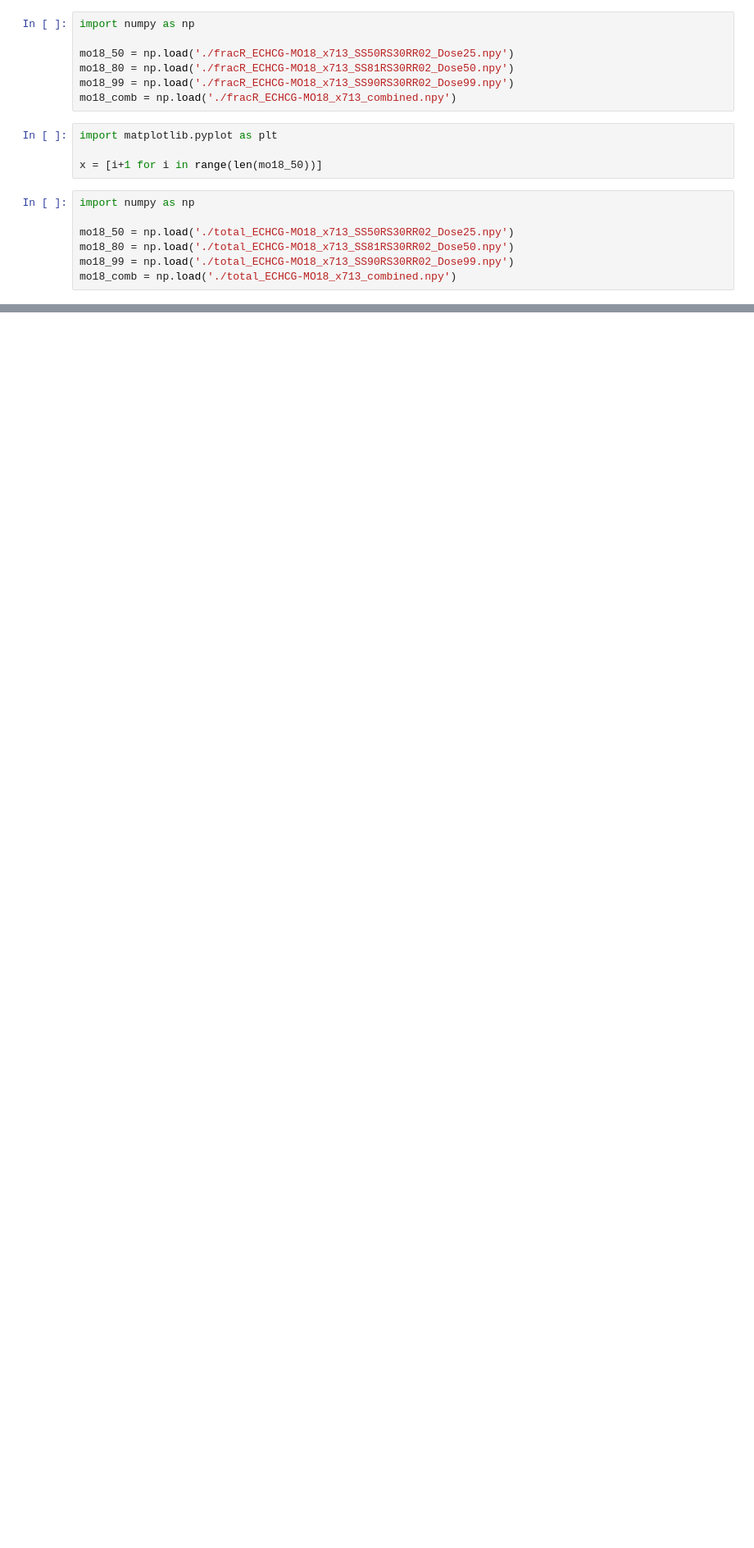
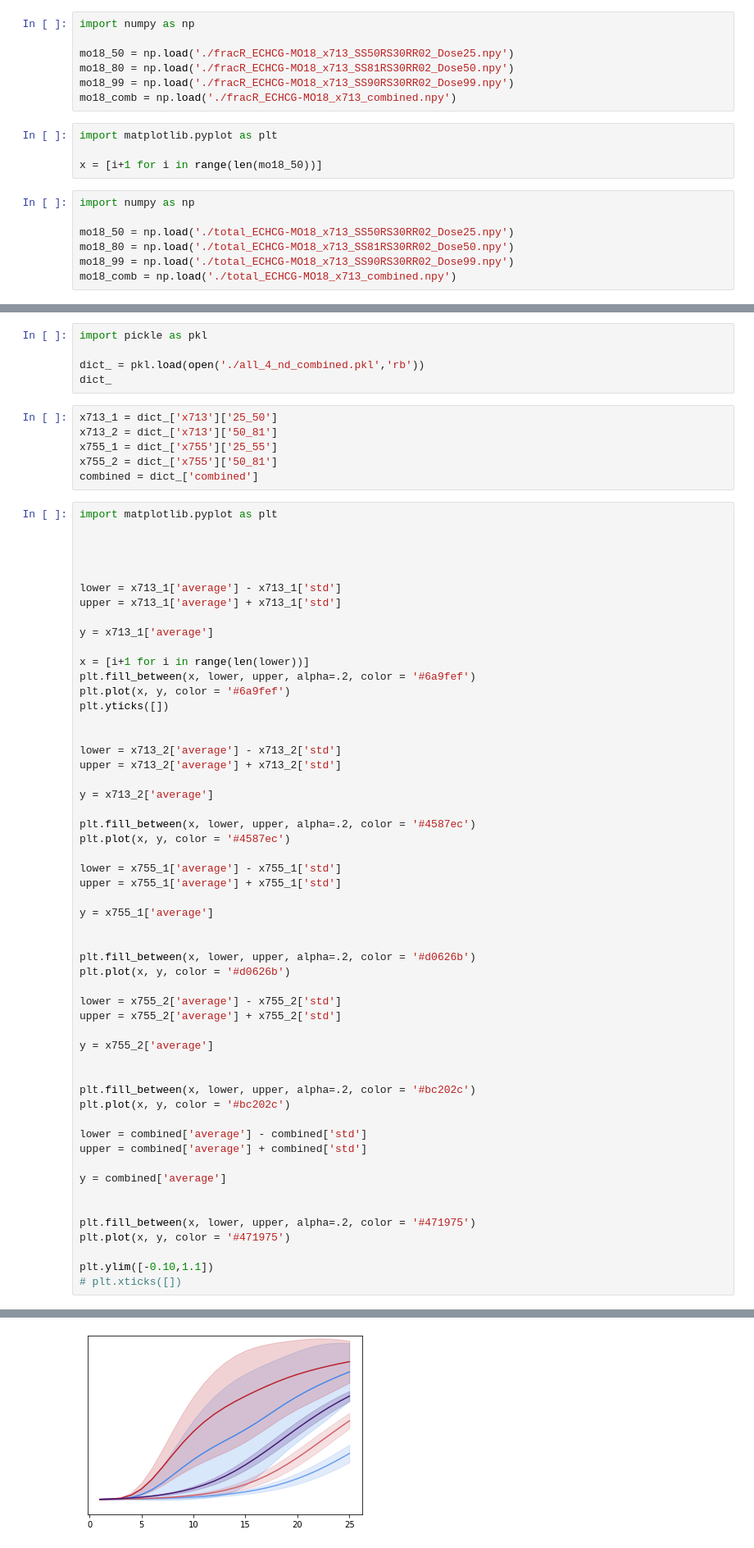
Before and after one commit to Sakib1418/Corteva, a Jupyter notebook: plot.ipynb, the cells around one changed output, grey strips where cells are left out. Shown at 82% size. Drawn from its saved outputs; the diff is of its cells as text; blank space fills up the shorter version.

```diff
--- a/plot.ipynb
+++ b/plot.ipynb
@@ -31,0 +29,66 @@ Text(0.5, 1.0, 'ECHCG-MO18 with x713')
+# %%
+import pickle as pkl
+
+dict_ = pkl.load(open('./all_4_nd_combined.pkl','rb'))
+dict_
+# %%
+x713_1 = dict_['x713']['25_50']
+x713_2 = dict_['x713']['50_81']
+x755_1 = dict_['x755']['25_55']
+x755_2 = dict_['x755']['50_81']
+combined = dict_['combined']
+# %%
+import matplotlib.pyplot as plt
+
+
+
+
+lower = x713_1['average'] - x713_1['std']
+upper = x713_1['average'] + x713_1['std']
+
+y = x713_1['average']
+
+x = [i+1 for i in range(len(lower))]
+plt.fill_between(x, lower, upper, alpha=.2, color = '#6a9fef')
+plt.plot(x, y, color = '#6a9fef')
+plt.yticks([])
+
+
+lower = x713_2['average'] - x713_2['std']
+upper = x713_2['average'] + x713_2['std']
+
+y = x713_2['average']
+
+plt.fill_between(x, lower, upper, alpha=.2, color = '#4587ec')
+plt.plot(x, y, color = '#4587ec')
+
+lower = x755_1['average'] - x755_1['std']
+upper = x755_1['average'] + x755_1['std']
+
+y = x755_1['average']
+
+
+plt.fill_between(x, lower, upper, alpha=.2, color = '#d0626b')
+plt.plot(x, y, color = '#d0626b')
+
+lower = x755_2['average'] - x755_2['std']
+upper = x755_2['average'] + x755_2['std']
+
+y = x755_2['average']
+
+
+plt.fill_between(x, lower, upper, alpha=.2, color = '#bc202c')
+plt.plot(x, y, color = '#bc202c')
+
+lower = combined['average'] - combined['std']
+upper = combined['average'] + combined['std']
+
+y = combined['average']
+
+
+plt.fill_between(x, lower, upper, alpha=.2, color = '#471975')
+plt.plot(x, y, color = '#471975')
+
+plt.ylim([-0.10,1.1])
+# plt.xticks([])
+# %% [output]
@@ -31,0 +96 @@ Text(0.5, 1.0, 'ECHCG-MO18 with x713')
+[figure, added]
```
Also changed, not shown: parts of 4 cells of this notebook, 13 other files.
